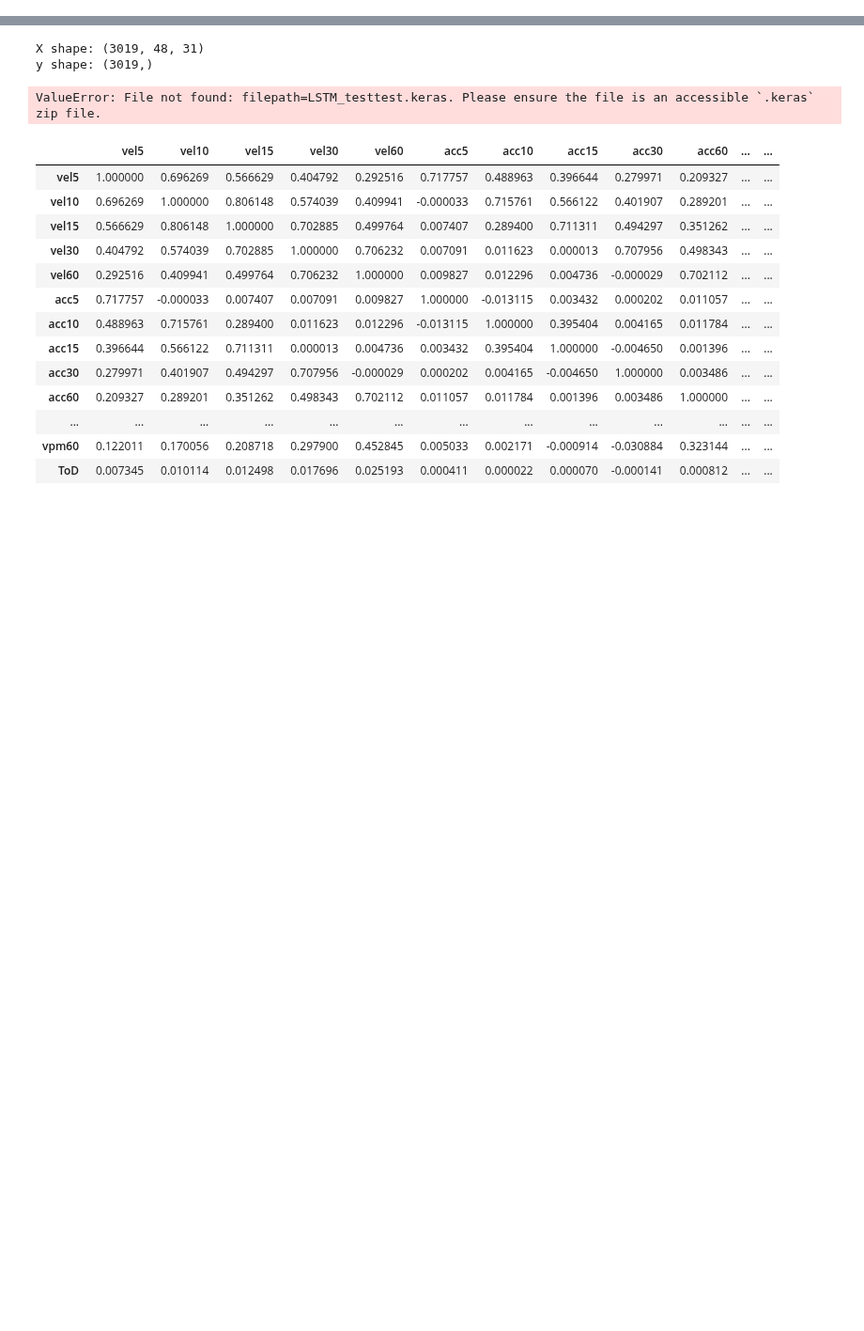
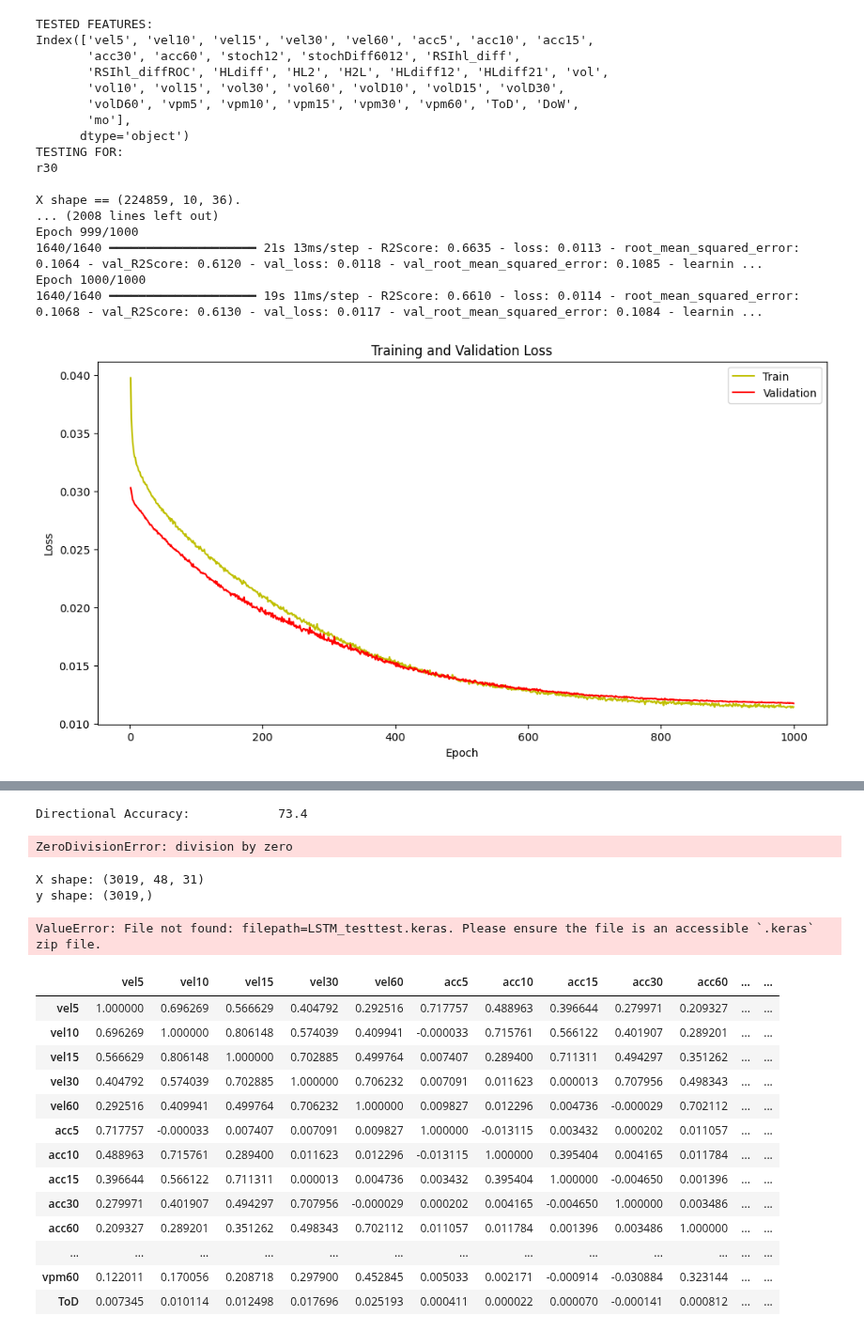
Before and after one commit to Logan-Kelsch/-ES-NN-test1, a Jupyter notebook: NN/NN_V4.0/LSTM_train.ipynb, the cells around one changed output, grey strips where cells are left out. Shown at 94% size. Cells and saved outputs as stored; diff of their text form; code cells hidden in the pictures; blank space fills up the shorter version.

Commit message:
trained unsuccessful _17

```diff
--- a/NN/NN_V4.0/LSTM_train.ipynb
+++ b/NN/NN_V4.0/LSTM_train.ipynb
@@ -138,7 +138,7 @@ print(f'Remaining Sample Count:\t{len(X)}')
 #print(len(X))
 #print(X[0])
 # Split the data into training and testing sets
-X_train, X_test, y_train, y_test = train_test_split(X, y, test_size=test_size, shuffle=False)
+X_train, X_test, y_train, y_test = train_test_split(X, y, test_size=test_size, random_state=0)
 
 #to remove overlapping values that were left from training set
 X_test = X_test[timeSteps:]
@@ -161,7 +161,7 @@ lr_schedule = ExponentialDecay(
     staircase=True)
 
 reduce_lr = tf.keras.callbacks.ReduceLROnPlateau(
-    monitor='loss',
+    monitor='val_loss',
     factor=0.95,
     patience=10,
     min_lr=1e-6
@@ -185,12 +185,14 @@ def skew_loss(y_true,y_pred,sFact=4):
     b = ops.convert_to_tensor(ops.cast(y_pred < 0,tf.float32), dtype=tf.float32)
     c = ops.convert_to_tensor(ops.cast(y_true >= y_pred*.9,tf.float32), dtype=tf.float32)
     d = ops.convert_to_tensor(ops.cast(y_true <= y_pred*.9,tf.float32), dtype=tf.float32)
+    e = ops.convert_to_tensor(ops.cast(y_true > 0,tf.float32), dtype=tf.float32)
+    f = ops.convert_to_tensor(ops.cast(y_true < 0,tf.float32), dtype=tf.float32)
     #e = ops.convert_to_tensor(ops.cast(y_true >= 0.05,tf.float32), dtype=tf.float32)
     #f = ops.convert_to_tensor(ops.cast(y_true <= -0.05,tf.float32), dtype=tf.float32)
-    h = ops.convert_to_tensor(0.5, dtype=error.dtype)
+    h = ops.convert_to_tensor(2, dtype=error.dtype)
     return ops.mean(
         ops.where(
-            a*c+b*d==1,# or (b and d),
+            a*f+b*e==1,# or (b and d),
             h*ops.square(error),
             ops.square(error)
         ))
@@ -198,7 +200,7 @@ def skew_loss(y_true,y_pred,sFact=4):
 opt1 = SGD(learning_rate=0.01)
 opt2  = tf.keras.optimizers.Adam(learning_rate=0.001)
 opt3 = SGD(learning_rate=lr_schedule)
-opt4 = SGD(learning_rate=0.0025, momentum=0.9)
+opt4 = SGD(learning_rate=0.001, momentum=0.9)
 opt5 = tf.keras.optimizers.Adam(learning_rate=0.001)
 
 #BUILD AND LOAD MODEL__________________________________________________________________________________________
@@ -214,14 +216,16 @@ def build_LSTM_model():
     n_features=len(Xfeatures)
     model = tf.keras.Sequential([
         tf.keras.layers.Input(shape=(X_train.shape[1],X_train.shape[2])),
-        tf.keras.layers.LSTM(128, activation='tanh', recurrent_dropout=0.3, return_sequences=True),#, kernel_regularizer=tf.keras.regularizers.l2(0.001)),
-        tf.keras.layers.LSTM(64, activation='tanh', recurrent_dropout=0.2, return_sequences=False),#, kernel_regularizer=tf.keras.regularizers.l2(0.001)),
-        tf.keras.layers.Dropout(0.2),
-        tf.keras.layers.Dense(32, activation='relu'),#,kernel_initializer='he_normal',kernel_regularizer=tf.keras.regularizers.l2(0.01)),
+        #tf.keras.layers.LSTM(256, activation='tanh', recurrent_dropout=0.3, return_sequences=True),#, kernel_regularizer=tf.keras.regularizers.l2(0.001)),
+        tf.keras.layers.LSTM(512, activation='tanh', recurrent_dropout=0.1, return_sequences=False),#, kernel_regularizer=tf.keras.regularizers.l2(0.001)),
         tf.keras.layers.Dropout(0.1),
+        #tf.keras.layers.Dense(512, activation='linear'),#,kernel_initializer='he_normal',kernel_regularizer=tf.keras.regularizers.l2(0.01)),
+        #tf.keras.layers.Dropout(0.2),
+        #tf.keras.layers.Dense(64, activation='relu'),#,kernel_initializer='he_normal',kernel_regularizer=tf.keras.regularizers.l2(0.01)),
+        #tf.keras.layers.Dropout(0.1),
         tf.keras.layers.Dense(1, activation='linear')
     ])
-    model.compile(optimizer=opt5,
+    model.compile(optimizer=opt4,
                   loss='mse'
                   ,metrics=['R2Score','root_mean_squared_error'])
     return model
@@ -236,9 +240,9 @@ def load_model():
 
 #TRAIN THE MODEL WITH CUSTOMIZABLE EPOCHS-------------------------------------------------------
 
-epochs = 2000
+epochs = 1000
 
-early_stopping = EarlyStopping(monitor='loss', patience=42, mode='min', restore_best_weights=True)
+early_stopping = EarlyStopping(monitor='val_loss', patience=42, mode='min', restore_best_weights=True)
 
 cmp = 'C'
 if tf.config.list_physical_devices('GPU'):
@@ -248,10 +252,10 @@ with tf.device('/'+cmp+'PU:0'):
     print('Running on: '+cmp+'PU\n')
     model = build_LSTM_model()
     loaded_model = load_model()
-    used_model = loaded_model
+    used_model = model
     history = used_model.fit(X_train, y_train, epochs=epochs,\
                         shuffle=False, verbose=1, validation_data=(X_test, y_test),\
-                        batch_size=64,callbacks=[reduce_lr, early_stopping])
+                        batch_size=12,callbacks=[reduce_lr, early_stopping])
 
 #EVALUATE THE MODEL AND VISUALIZE RESULTS-------------------------------------------------------
 
@@ -312,30 +316,49 @@ plt.axhline(0, color='black', linewidth=0.5)
 plt.axvline(0,color='black',linewidth=0.5)
 plt.show()
 #DIRECTIONAL ACCURACY #DIRECTIONAL ACCURACY  #DIRECTIONAL ACCURACY  #DIRECTIONAL ACCURACY  #DIRECTIONAL ACCURACY
 tp, fp, tn, fn = 0, 0, 0, 0
 tp5, fp5, tn5, fn5 = 0, 0, 0, 0
 for i in range(len(y_pred)):
     if(y_pred[i]>0):
         if(y_test[i]>0):
             tp+=1
         if(y_test[i]<0):
             fp+=1
         if(y_pred[i]>=5):
             if(y_test[i]>0):
                 tp5+=1
             if(y_test[i]<0):
                 fp5+=1
     if(y_pred[i]<0):
         if(y_test[i]<0):
             tn+=1
         if(y_test[i]>0):
             fn+=1
         if(y_pred[i]<=-5):
             if(y_test[i]<0):
                 tn5+=1
             if(y_test[i]>0):
                 fn5+=1
 directionalAccuracy = ((tp+tn)/(tp+fp+tn+fn))*10000//1/100
 print('Directional Accuracy:\t\t',directionalAccuracy)
 directionalAccuracy5guess = ((tp5+tn5)/(tp5+fp5+tn5+fn5))*10000//1/100
 print('Directional Accuracy >(+/-)5:\t',directionalAccuracy5guess)
+# %% [output]
+TESTED FEATURES:
+Index(['vel5', 'vel10', 'vel15', 'vel30', 'vel60', 'acc5', 'acc10', 'acc15',
+       'acc30', 'acc60', 'stoch12', 'stochDiff6012', 'RSIhl_diff',
+       'RSIhl_diffROC', 'HLdiff', 'HL2', 'H2L', 'HLdiff12', 'HLdiff21', 'vol',
+       'vol10', 'vol15', 'vol30', 'vol60', 'volD10', 'volD15', 'volD30',
+       'volD60', 'vpm5', 'vpm10', 'vpm15', 'vpm30', 'vpm60', 'ToD', 'DoW',
+       'mo'],
+      dtype='object')
+TESTING FOR:
+r30
+
+X shape == (224859, 10, 36).
+... (2008 lines left out)
+Epoch 999/1000
+1640/1640 ━━━━━━━━━━━━━━━━━━━━ 21s 13ms/step - R2Score: 0.6635 - loss: 0.0113 - root_mean_squared_error: 0.1064 - val_R2Score: 0.6120 - val_loss: 0.0118 - val_root_mean_squared_error: 0.1085 - learnin ...
+Epoch 1000/1000
+1640/1640 ━━━━━━━━━━━━━━━━━━━━ 19s 11ms/step - R2Score: 0.6610 - loss: 0.0114 - root_mean_squared_error: 0.1068 - val_R2Score: 0.6130 - val_loss: 0.0117 - val_root_mean_squared_error: 0.1084 - learnin ...
+[figure, added]
@@ -342 +369,3 @@ print('Directional Accuracy >(+/-)5:\t',directionalAccuracy5guess)
+Directional Accuracy:            73.4
+ZeroDivisionError: division by zero
 # %%
```
Also changed, not shown: parts of 2 cells of this notebook, 2 other files.
